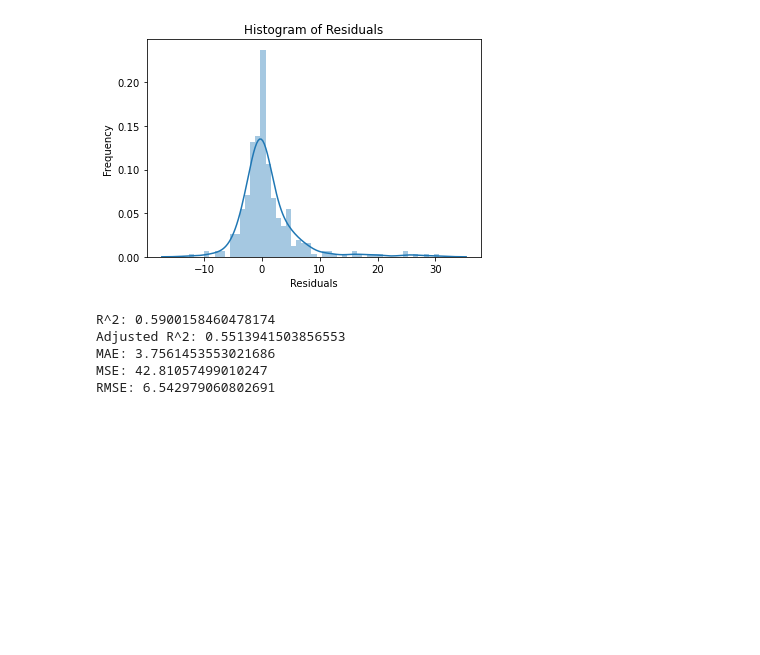
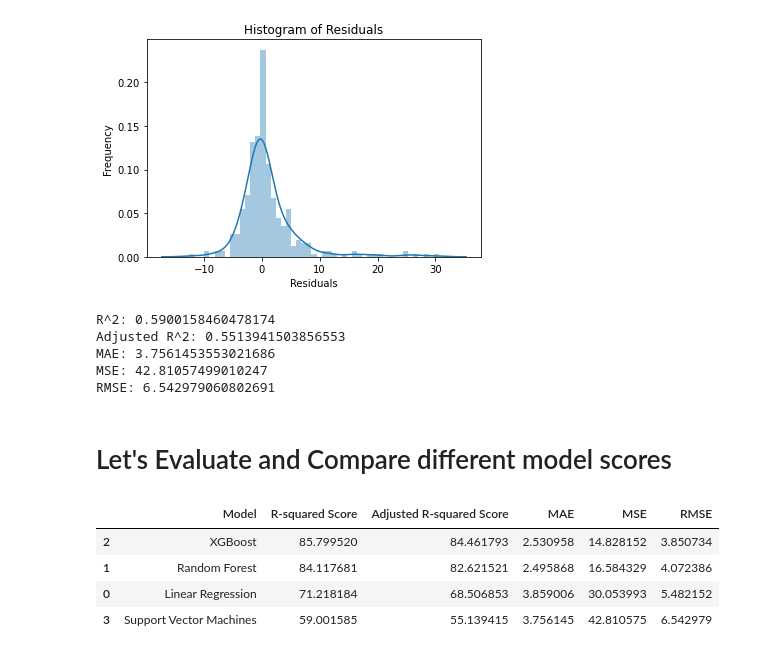
Before and after one commit to PacktPublishing/AWS-Certified-Machine-Learning-Specialty-MLS-C01-Certification-Guide, a Jupyter notebook: Chapter-9/Amazon-SageMaker-Demo/1.Boston-House-Price-SageMaker-Notebook-Instance-Example.ipynb, the cells around one changed output. Saved outputs shown, nothing was run; the diff lists cells and outputs as text; code cells hidden in the pictures; blank space fills up the shorter version.

Commit message:
Amazon SageMaker Model Comparison Demo

```diff
--- a/Chapter-9/Amazon-SageMaker-Demo/1.Boston-House-Price-SageMaker-Notebook-Instance-Example.ipynb
+++ b/Chapter-9/Amazon-SageMaker-Demo/1.Boston-House-Price-SageMaker-Notebook-Instance-Example.ipynb
@@ -575,3 +575,20 @@ Adjusted R^2: 0.5513941503856553
 MAE: 3.7561453553021686
 MSE: 42.81057499010247
 RMSE: 6.542979060802691
+# %% [markdown]
+# Let's Evaluate and Compare different model scores
+# %%
+models = pd.DataFrame({
+    'Model': ['Linear Regression', 'Random Forest', 'XGBoost', 'Support Vector Machines'],
+    'R-squared Score': [acc_linreg*100, acc_rf*100, acc_xgb*100, acc_svm*100],
+    'Adjusted R-squared Score': [adj_R2_linreg*100, adj_R2_rf*100, adj_R2_xgb*100, adj_R2_svm*100],
+    'MAE': [mae_linreg, mae_rf, mae_xgb, mae_svm],
+    'MSE': [mse_linreg, mse_rf, mse_xgb, mse_svm],
+    'RMSE': [rmse_linreg, rmse_rf, rmse_xgb, rmse_svm]})
+models.sort_values(by='R-squared Score', ascending=False)
+# %% [output]
+|  | Model | R-squared Score | Adjusted R-squared Score | MAE | MSE | RMSE |
+| 2 | XGBoost | 85.799520 | 84.461793 | 2.530958 | 14.828152 | 3.850734 |
+| 1 | Random Forest | 84.117681 | 82.621521 | 2.495868 | 16.584329 | 4.072386 |
+| 0 | Linear Regression | 71.218184 | 68.506853 | 3.859006 | 30.053993 | 5.482152 |
+| 3 | Support Vector Machines | 59.001585 | 55.139415 | 3.756145 | 42.810575 | 6.542979 |
```
